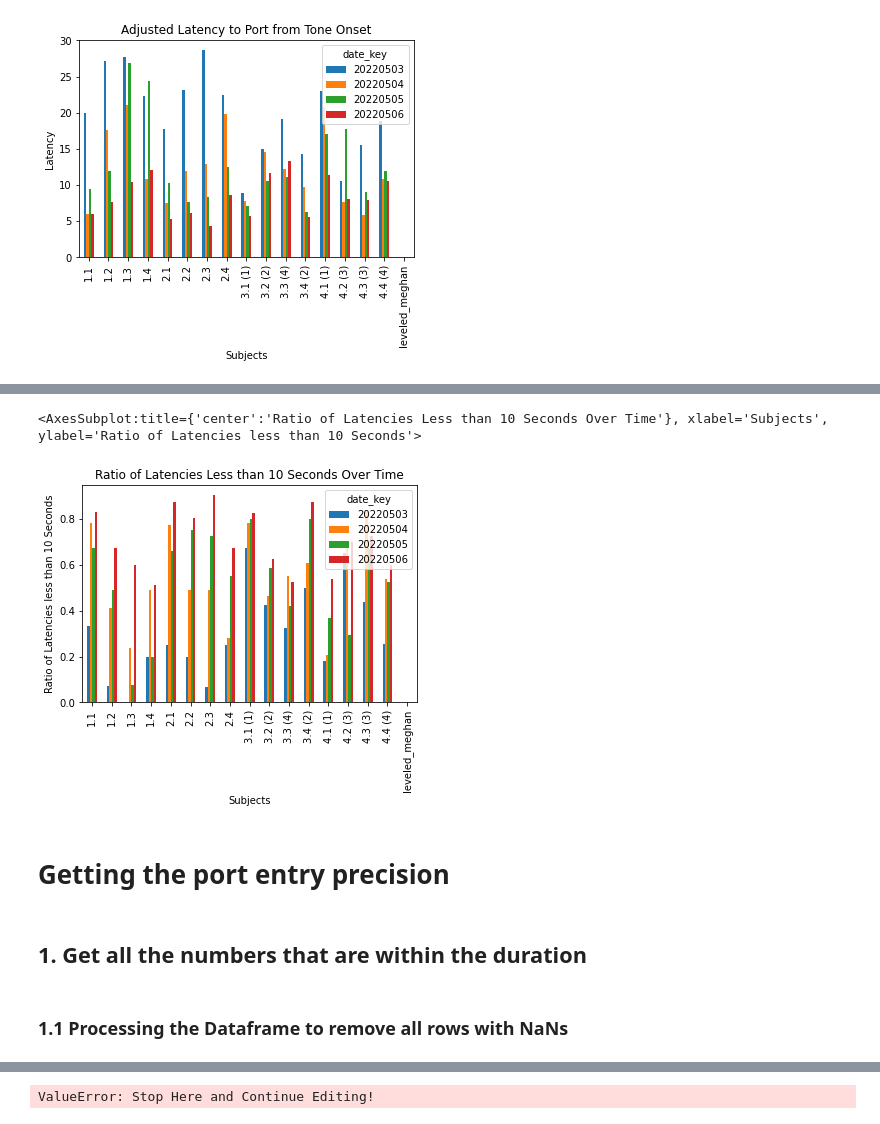
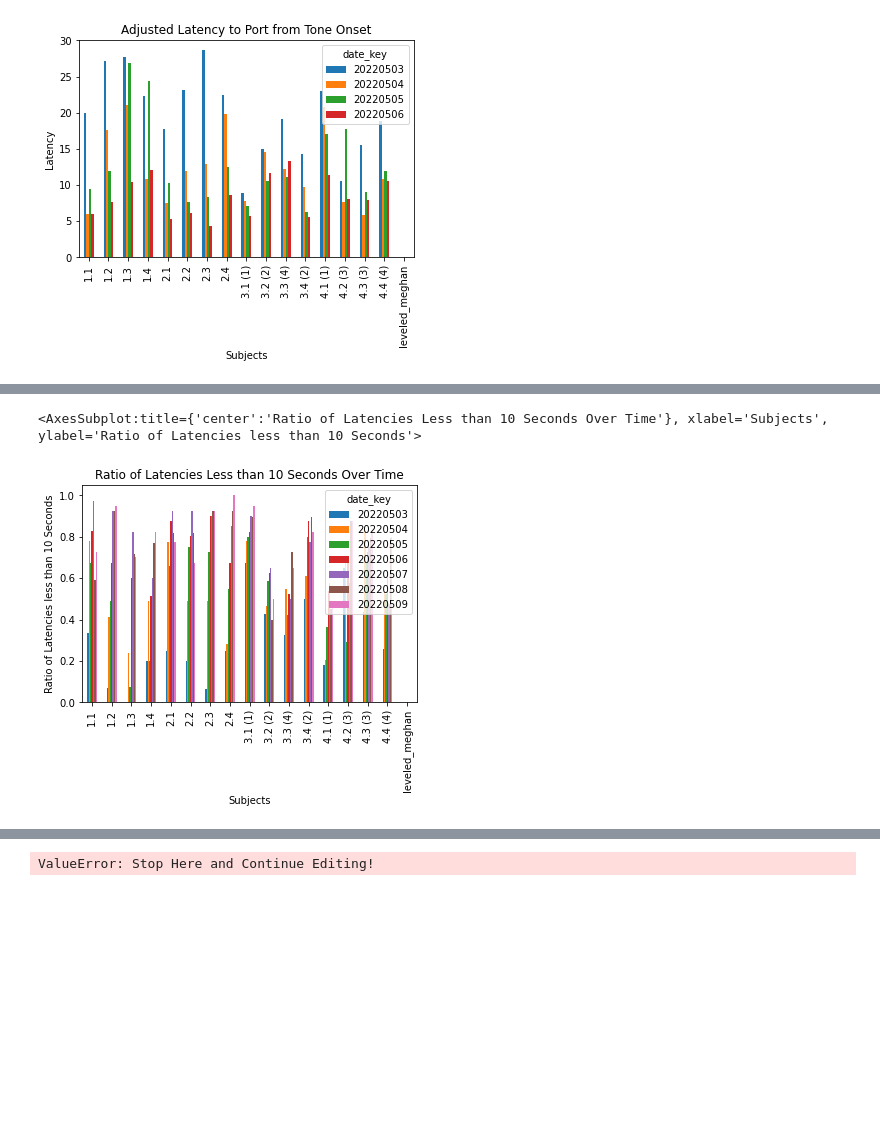
Before and after one commit to padillacoreanolab/med_pc_repo, a Jupyter notebook: results/2022_05_02_log_processing/med_pc_group_analysis.ipynb, the cells around one changed output, grey strips where cells are left out. Cells and saved outputs as stored; diff of their text form; code cells hidden in the pictures; blank space fills up the shorter version.

Commit message:
nb: visualize all the reward training

```diff
--- a/results/2022_05_02_log_processing/med_pc_group_analysis.ipynb
+++ b/results/2022_05_02_log_processing/med_pc_group_analysis.ipynb
@@ -311,13 +311,7 @@ less_than_10_latency_pivot_plot
 less_than_10_latency_pivot_plot.to_csv("./data/latency_dataframes/less_than_10_latency_pivot_table.csv")
 less_than_10_latency_pivot_plot.to_excel("./data/latency_dataframes/less_than_10_latency_pivot_table.xlsx")
 # %%
-less_than_10_latency_pivot_plot.plot(y=["20220503", "20220504", "20220505", "20220506"], kind="bar", ylabel="Ratio of Latencies less than 10 Seconds", xlabel="Subjects", title="Ratio of Latencies Less than 10 Seconds Over Time")
+less_than_10_latency_pivot_plot.plot(y=["20220503", "20220504", "20220505", "20220506", "20220507", "20220508", "20220509"], kind="bar", ylabel="Ratio of Latencies less than 10 Seconds", xlabel="Subjects", title="Ratio of Latencies Less than 10 Seconds Over Time")
 # %% [output]
 <AxesSubplot:title={'center':'Ratio of Latencies Less than 10 Seconds Over Time'}, xlabel='Subjects', ylabel='Ratio of Latencies less than 10 Seconds'>
-[figure, old version]
+[figure, new version]
-# %% [markdown]
-# Getting the port entry precision
-# %% [markdown]
-## 1. Get all the numbers that are within the duration
-# %% [markdown]
-### 1.1 Processing the Dataframe to remove all rows with NaNs
```
Also changed, not shown: parts of 89 cells of this notebook.
